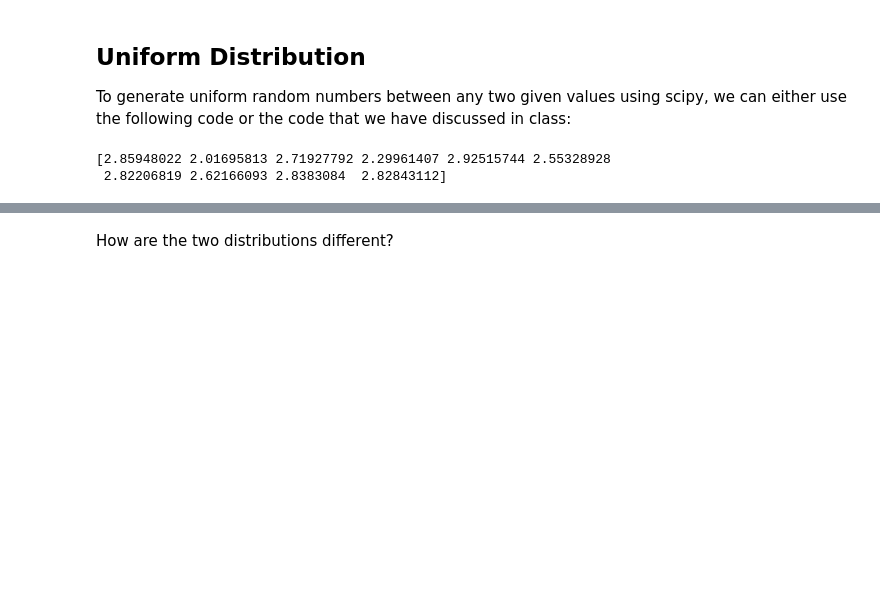
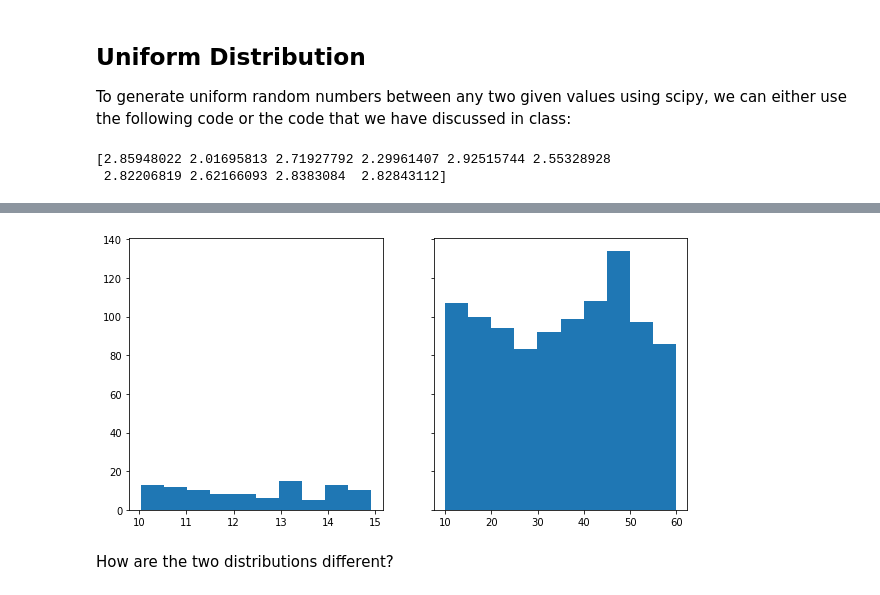
Before and after one commit to Ironhack-Data-Madrid-Agosto-2022/6.1-lab-continuous-probability-distributions, a Jupyter notebook: your-code/main.ipynb, the cells around one changed output, grey strips where cells are left out. Saved outputs shown, nothing was run; the diff lists cells and outputs as text; code cells hidden in the pictures; blank space fills up the shorter version.

```diff
--- a/your-code/main.ipynb
+++ b/your-code/main.ipynb
@@ -76,3 +76,10 @@ fig.tight_layout(pad=1)
+# %%
+fig, axs = plt.subplots(nrows = 1, ncols = 2, figsize = (10,5), sharey=True)
+axs[0].hist(case1)
+axs[1].hist(case2)
+plt.show()
+# %% [output]
+[figure, added]
 # %% [markdown]
 How are the two distributions different?
 # %%
```
Also changed, not shown: parts of 19 cells of this notebook.
